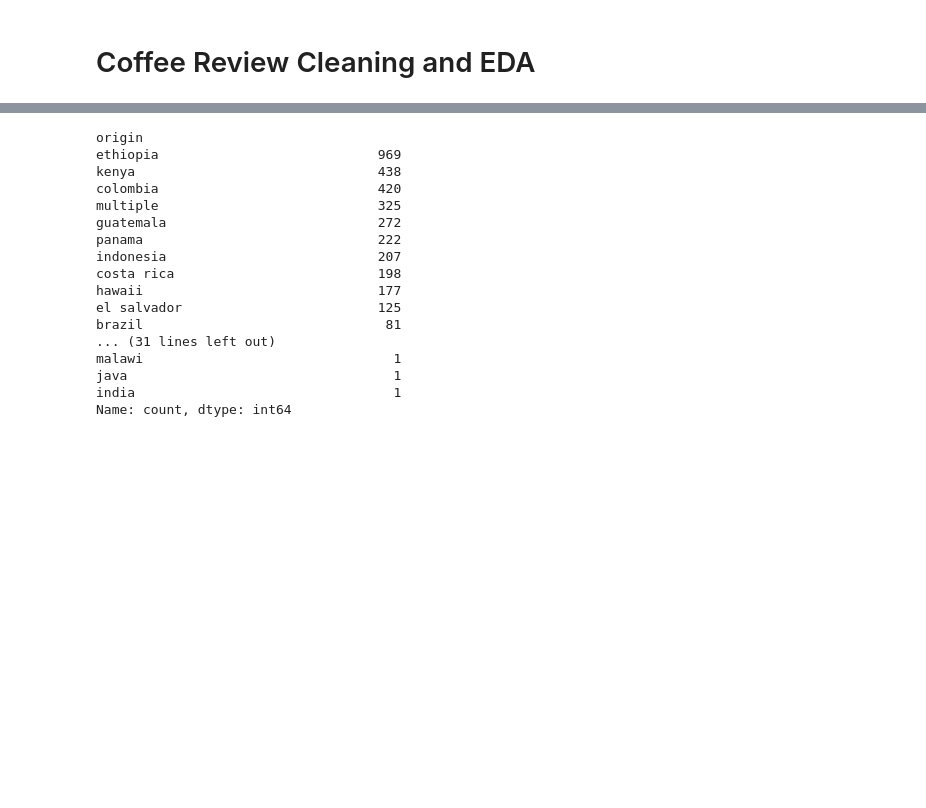
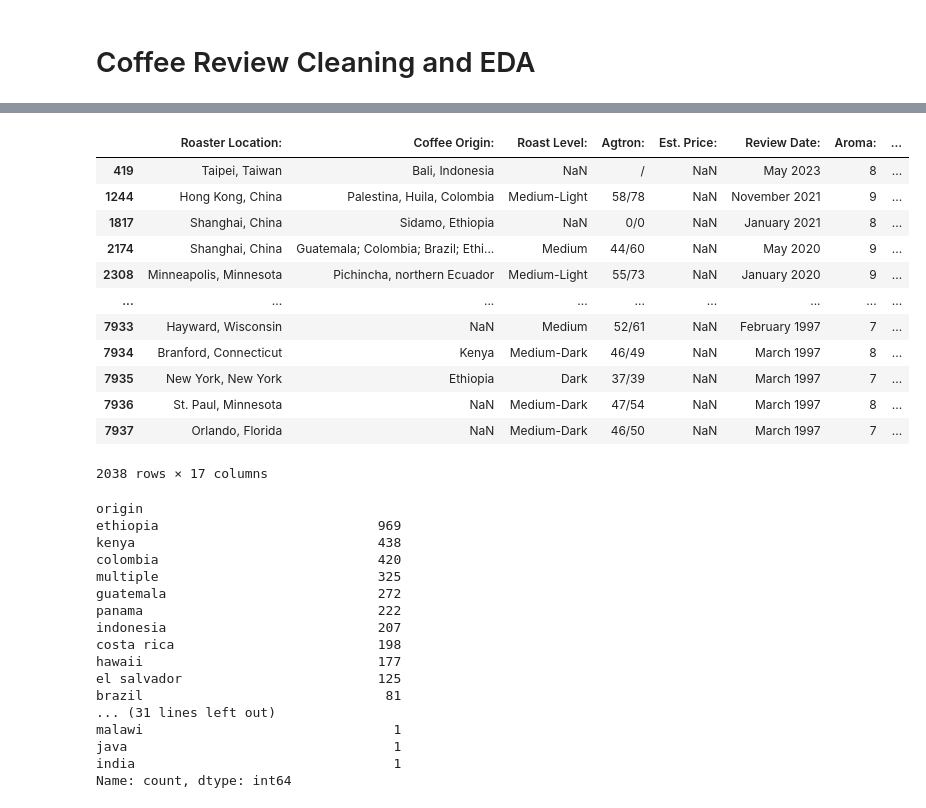
Before and after one commit to tynardone/coffee-reviews-analysis, a Jupyter notebook: coffee_review_eda.ipynb, the cells around one changed output, grey strips where cells are left out. Drawn from its saved outputs; the diff is of its cells as text; code cells hidden in the pictures; blank space fills up the shorter version.

```diff
--- a/coffee_review_eda.ipynb
+++ b/coffee_review_eda.ipynb
@@ -147,3 +159,20 @@ roasts.sample(10)
+# %%
+no_price = df[(df['Est. Price:'].isna()) & ~(df['Review Date:'].isna())]
+no_price
+# %% [output]
+|  | Roaster Location: | Coffee Origin: | Roast Level: | Agtron: | Est. Price: | Review Date: | Aroma: | ... |
+| 419 | Taipei, Taiwan | Bali, Indonesia | NaN | / | NaN | May 2023 | 8 | ... |
+| 1244 | Hong Kong, China | Palestina, Huila, Colombia | Medium-Light | 58/78 | NaN | November 2021 | 9 | ... |
+| 1817 | Shanghai, China | Sidamo, Ethiopia | NaN | 0/0 | NaN | January 2021 | 8 | ... |
+| 2174 | Shanghai, China | Guatemala; Colombia; Brazil; Ethi... | Medium | 44/60 | NaN | May 2020 | 9 | ... |
+| 2308 | Minneapolis, Minnesota | Pichincha, northern Ecuador | Medium-Light | 55/73 | NaN | January 2020 | 9 | ... |
+| ... | ... | ... | ... | ... | ... | ... | ... | ... |
+| 7933 | Hayward, Wisconsin | NaN | Medium | 52/61 | NaN | February 1997 | 7 | ... |
+| 7934 | Branford, Connecticut | Kenya | Medium-Dark | 46/49 | NaN | March 1997 | 8 | ... |
+| 7935 | New York, New York | Ethiopia | Dark | 37/39 | NaN | March 1997 | 7 | ... |
+| 7936 | St. Paul, Minnesota | NaN | Medium-Dark | 47/54 | NaN | March 1997 | 8 | ... |
+| 7937 | Orlando, Florida | NaN | Medium-Dark | 46/50 | NaN | March 1997 | 7 | ... |
+2038 rows × 17 columns
 # %%
 # Cleaning up roaster location data
 
```
Also changed, not shown: parts of 6 cells of this notebook, 5 other files.
